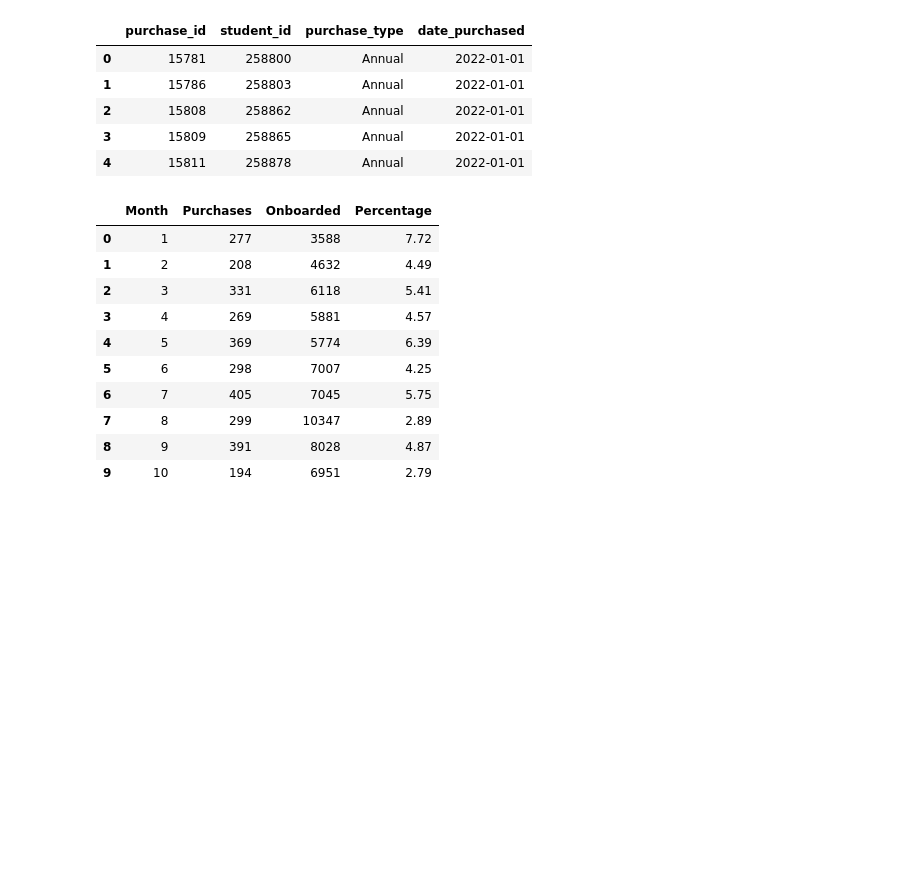
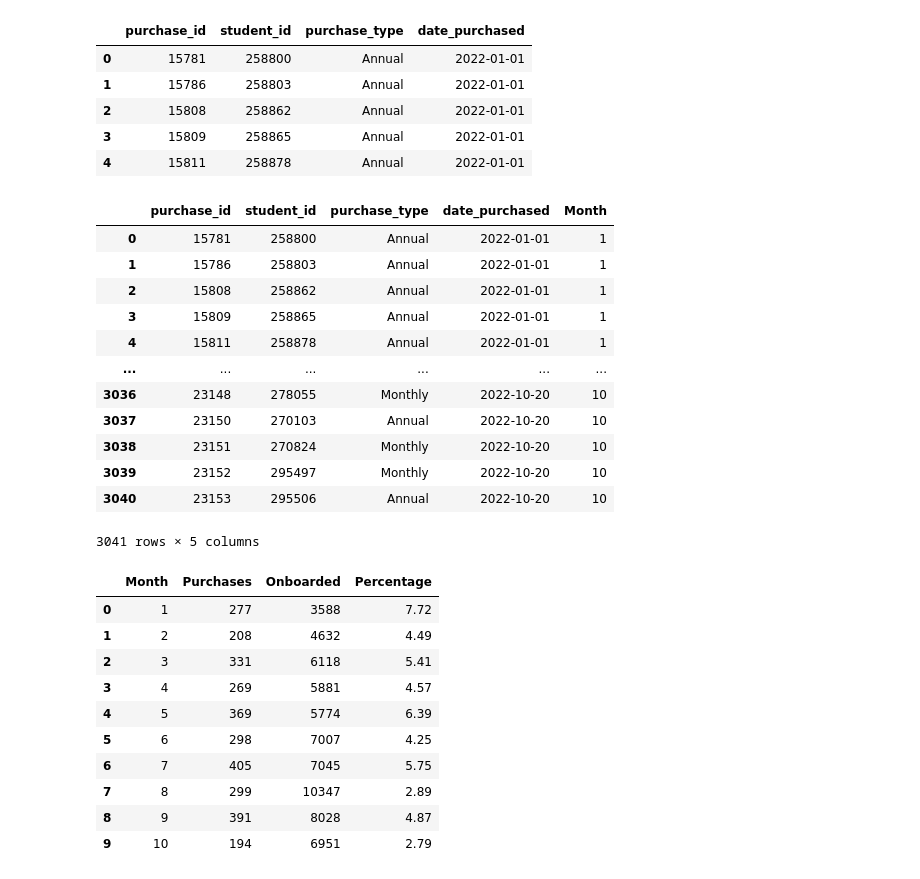
Before and after one commit to AryehRotberg/365-Learning-Data-Challenge, a Jupyter notebook: notebook/EDA.ipynb, the cells around one changed output. Drawn from its saved outputs; the diff is of its cells as text; code cells hidden in the pictures; blank space fills up the shorter version.

```diff
--- a/notebook/EDA.ipynb
+++ b/notebook/EDA.ipynb
@@ -114,6 +114,26 @@ student_purchases_df.head()
 | 2 | 15808 | 258862 | Annual | 2022-01-01 |
 | 3 | 15809 | 258865 | Annual | 2022-01-01 |
 | 4 | 15811 | 258878 | Annual | 2022-01-01 |
+# %%
+purchases_per_month = student_purchases_df.copy()
+
+
+purchases_per_month['Month'] = purchases_per_month.date_purchased.apply(lambda month : month.month)
+purchases_per_month['Onboarded'] =
+# %% [output]
+|  | purchase_id | student_id | purchase_type | date_purchased | Month |
+| 0 | 15781 | 258800 | Annual | 2022-01-01 | 1 |
+| 1 | 15786 | 258803 | Annual | 2022-01-01 | 1 |
+| 2 | 15808 | 258862 | Annual | 2022-01-01 | 1 |
+| 3 | 15809 | 258865 | Annual | 2022-01-01 | 1 |
+| 4 | 15811 | 258878 | Annual | 2022-01-01 | 1 |
+| ... | ... | ... | ... | ... | ... |
+| 3036 | 23148 | 278055 | Monthly | 2022-10-20 | 10 |
+| 3037 | 23150 | 270103 | Annual | 2022-10-20 | 10 |
+| 3038 | 23151 | 270824 | Monthly | 2022-10-20 | 10 |
+| 3039 | 23152 | 295497 | Monthly | 2022-10-20 | 10 |
+| 3040 | 23153 | 295506 | Annual | 2022-10-20 | 10 |
+3041 rows × 5 columns
 # %%
 purchases_per_month = student_purchases_df.copy()
 onboarded_per_month = student_engagement_df.copy()
```
Also changed, not shown: parts of 5 cells of this notebook.
